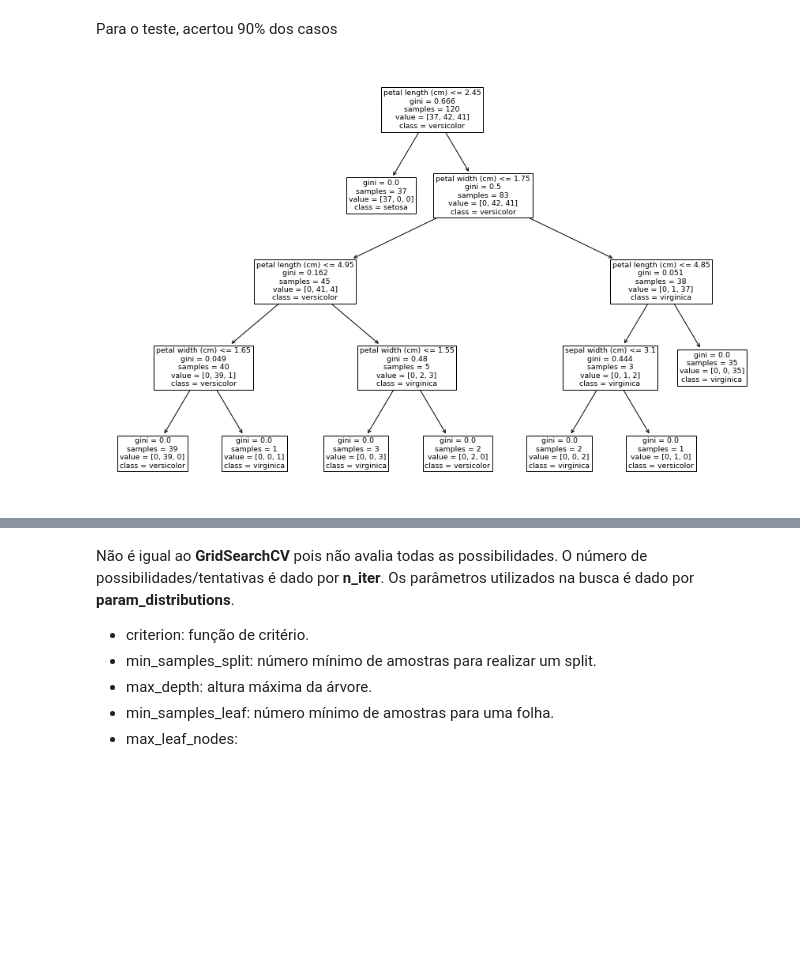
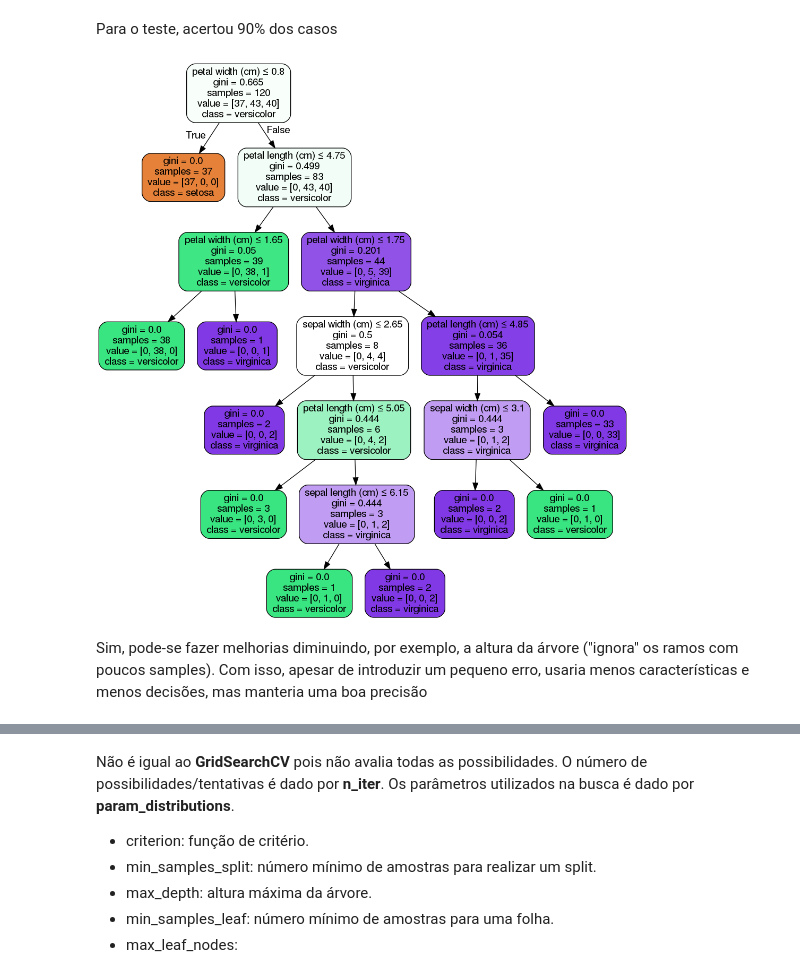
Before and after one commit to cordeirolibel/RPI, a Jupyter notebook: T01/decisionTree-inicial.ipynb, the cells around one changed output, grey strips where cells are left out. Saved outputs shown, nothing was run; the diff lists cells and outputs as text; code cells hidden in the pictures; blank space fills up the shorter version.

Commit message:
fim tree T01

```diff
--- a/T01/decisionTree-inicial.ipynb
+++ b/T01/decisionTree-inicial.ipynb
@@ -97,24 +97,25 @@ Para o teste, acertou 90% dos casos
 # %%
 
 ##########################
 #Exercício 02 - B
 ##Analise a árvore de decisão criada
 ##########################
 #cria uma imagem para mostrar a árvore de decisão criada
-'''
+
 out = StringIO()
 tree.export_graphviz(clf, out_file=out, feature_names=iris.feature_names, class_names=iris.target_names, filled=True, rounded=True, special_characters=True)
 graph=pydotplus.graph_from_dot_data(out.getvalue())
 Image(graph.create_png())
 with open('irisDT.png', 'wb') as f:
     f.write(graph.create_png())
 Image("irisDT.png")
-    '''
-plt.figure(figsize=(15,10))
-a = tree.plot_tree(clf, feature_names=iris.feature_names, class_names=iris.target_names)
-    #Sim, pode-se fazer melhorias diminuindo, por exemplo, a altura da árvore ("ignora" os ramos com poucos samples). Com isso, apesar de introduzir um pequeno erro, usaria menos características e menos decisões, mas manteria uma boa precisão
+
+#plt.figure(figsize=(15,10))
+#a = tree.plot_tree(clf, feature_names=iris.feature_names, class_names=iris.target_names)
 # %% [output]
-[figure, old version]
+[figure, new version]
+# %% [markdown]
+Sim, pode-se fazer melhorias diminuindo, por exemplo, a altura da árvore ("ignora" os ramos com poucos samples). Com isso, apesar de introduzir um pequeno erro, usaria menos características e menos decisões, mas manteria uma boa precisão
 # %%
 ##########################
 #Exercício 02 - C
```
Also changed, not shown: parts of 5 cells of this notebook.
